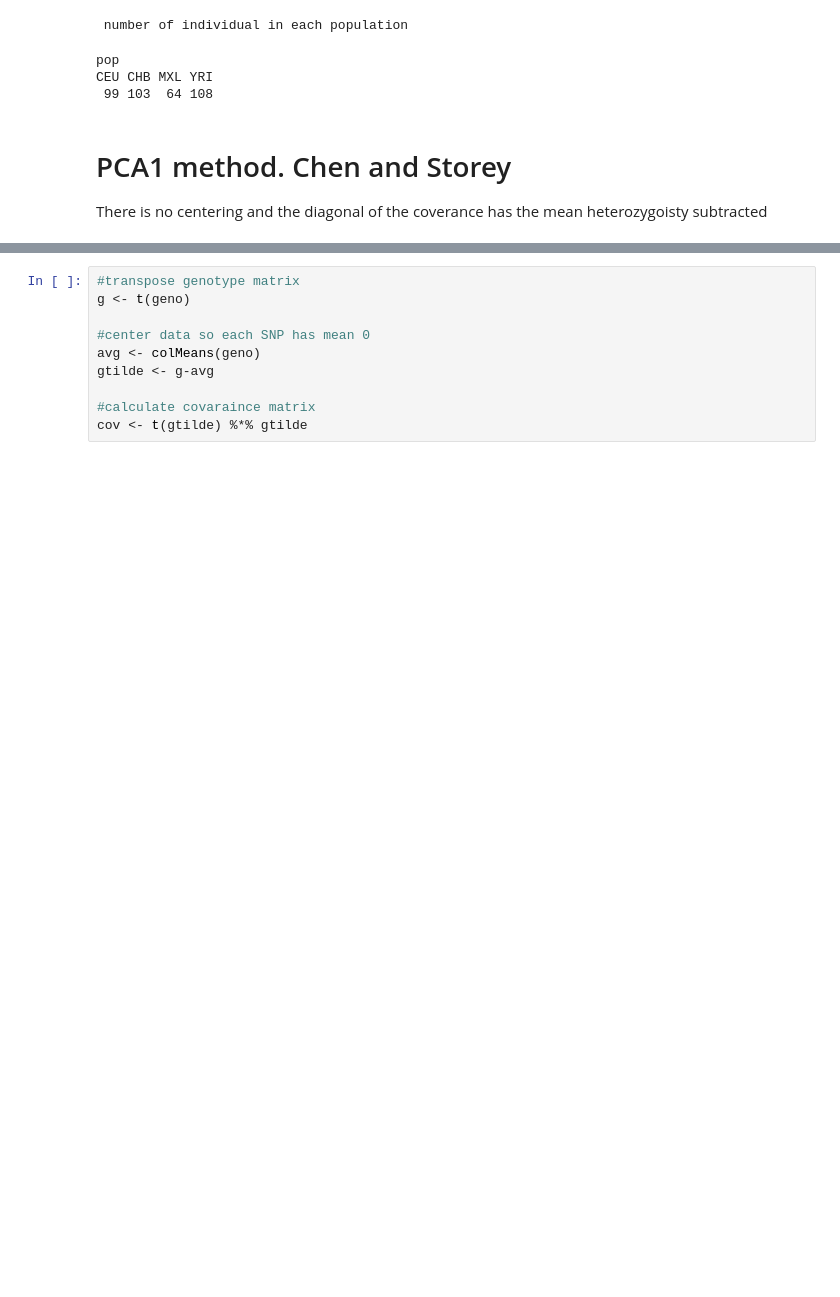
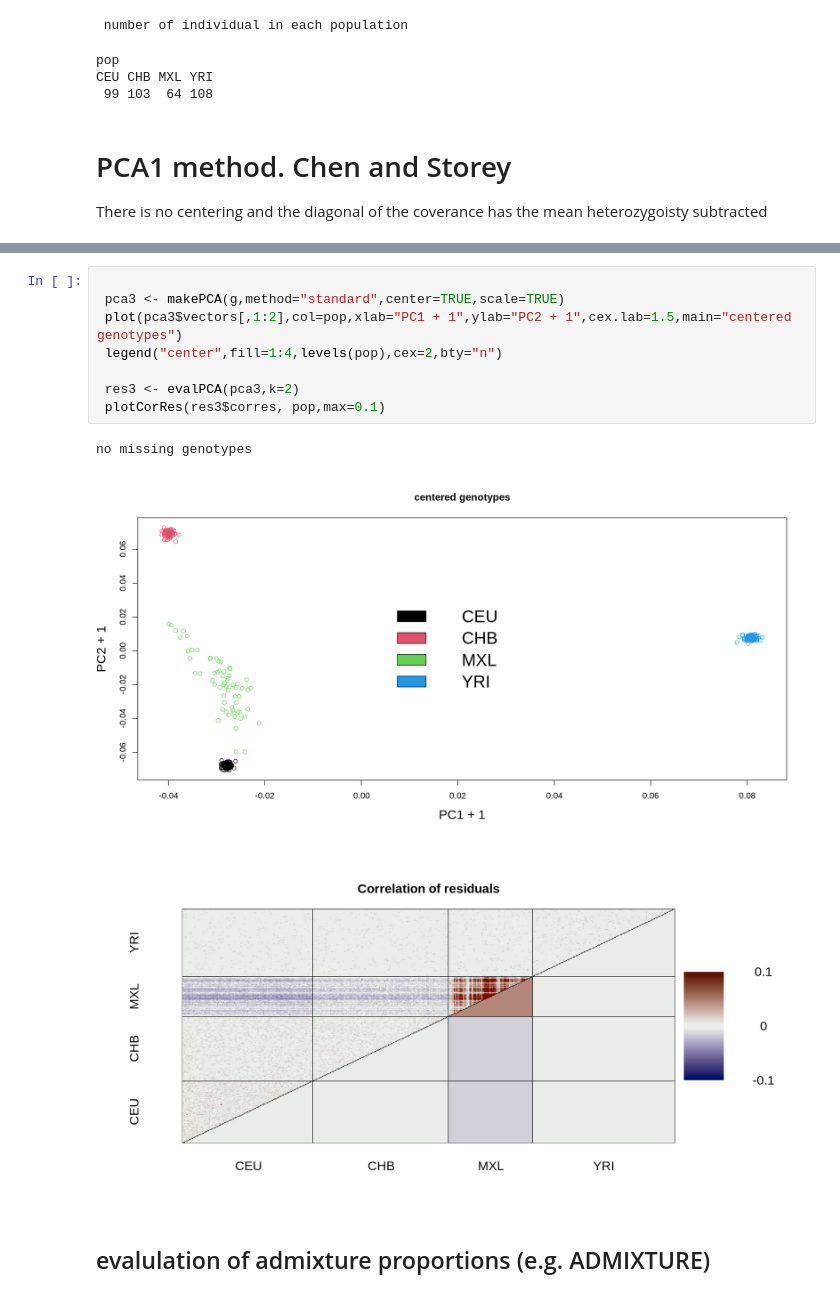
Before and after one commit to popgenDK/evalPopStructure, a Jupyter notebook: evalPCA.ipynb, the cells around one changed output, grey strips where cells are left out. Drawn from its saved outputs; the diff is of its cells as text; blank space fills up the shorter version.

```diff
--- a/evalPCA.ipynb
+++ b/evalPCA.ipynb
@@ -77,10 +82,14 @@ legend("center",fill=1:4,levels(pop),cex=2,bty="n")
-# %%
-#transpose genotype matrix
-g <- t(geno)
-
-#center data so each SNP has mean 0
-avg <- colMeans(geno)
-gtilde <- g-avg
-
-#calculate covaraince matrix
-cov <- t(gtilde) %*% gtilde
+# %%
+
+ pca3 <- makePCA(g,method="standard",center=TRUE,scale=TRUE)
+ plot(pca3$vectors[,1:2],col=pop,xlab="PC1 + 1",ylab="PC2 + 1",cex.lab=1.5,main="centered genotypes")
+ legend("center",fill=1:4,levels(pop),cex=2,bty="n")
+
+ res3 <- evalPCA(pca3,k=2)
+ plotCorRes(res3$corres, pop,max=0.1)
+# %% [output]
+no missing genotypes
+[figure, added]
+[figure, added]
+# %% [markdown]
+## evalulation of admixture proportions (e.g. ADMIXTURE)
```
Also changed, not shown: parts of 13 cells of this notebook.
